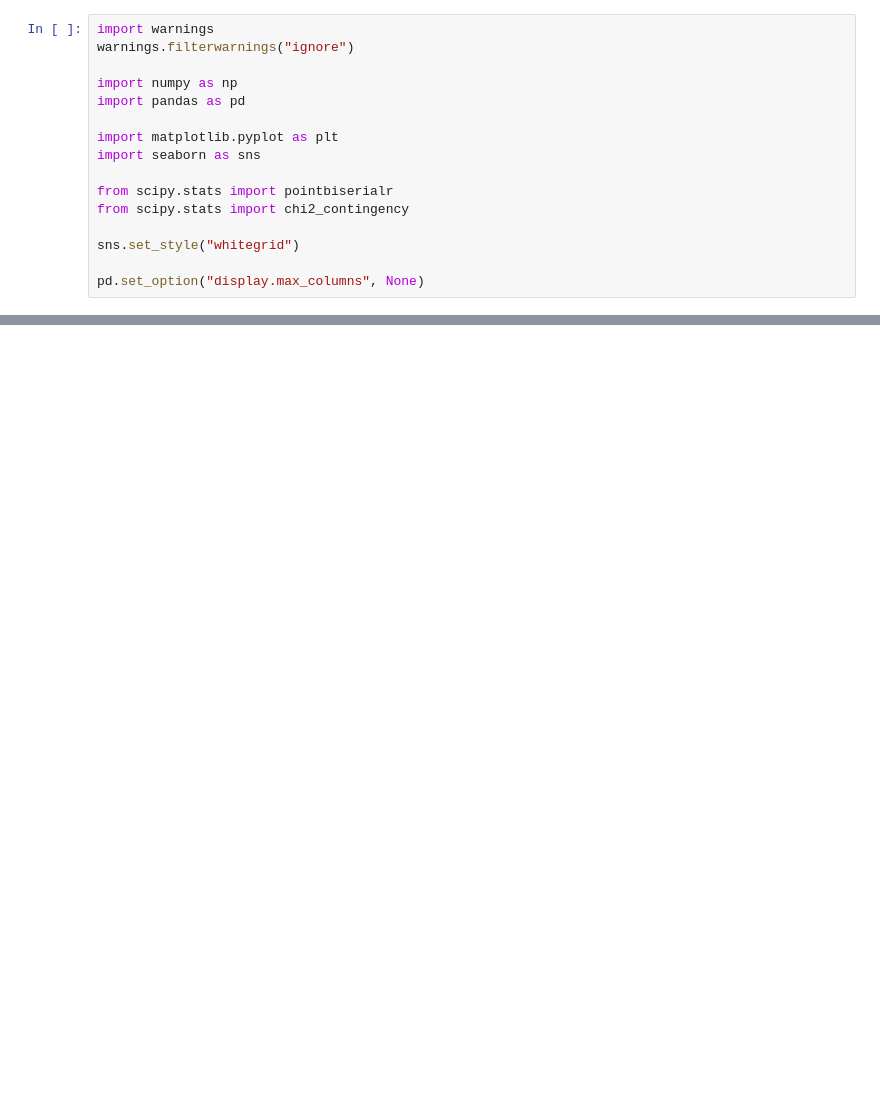
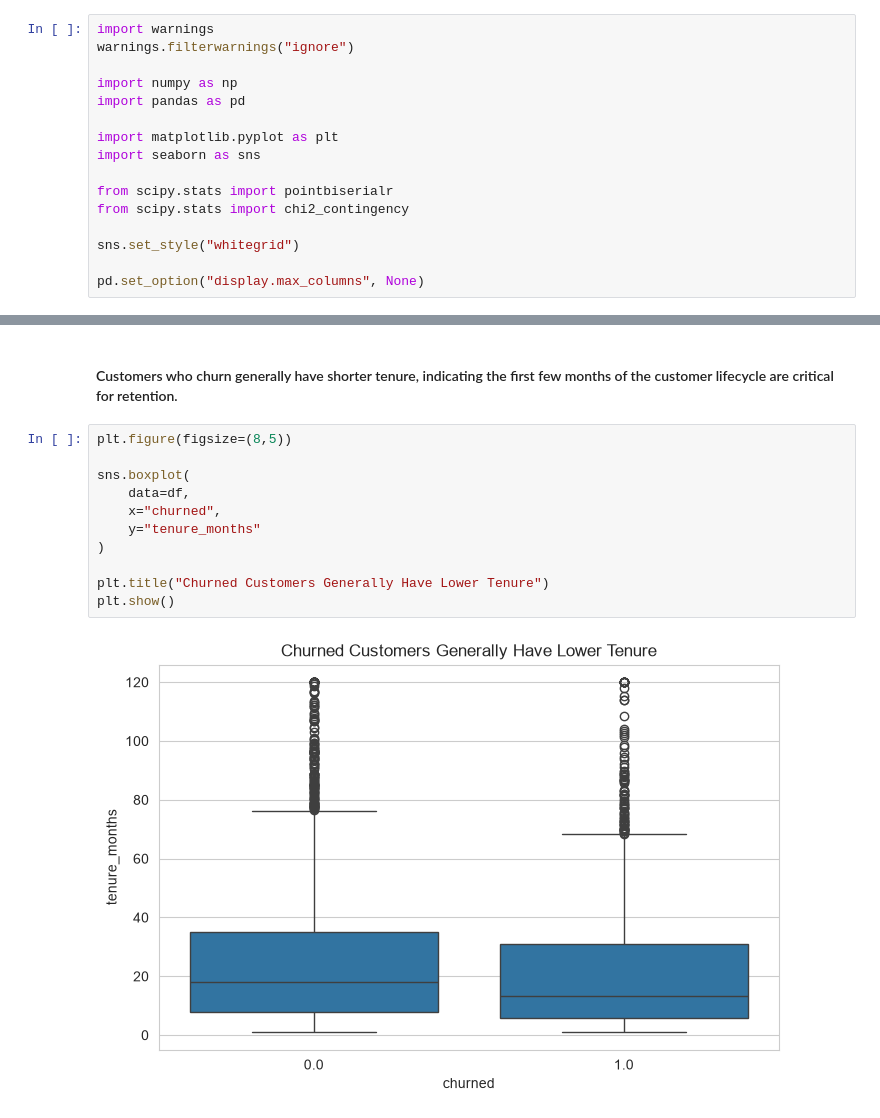
Before and after one commit to imusr/TeleconnectAIwork, a Jupyter notebook: teleconnectai/notebooks/02_eda.ipynb, the cells around one changed output, grey strips where cells are left out. Cells and saved outputs as stored; diff of their text form; blank space fills up the shorter version.

```diff
--- a/teleconnectai/notebooks/02_eda.ipynb
+++ b/teleconnectai/notebooks/02_eda.ipynb
@@ -16,0 +103,15 @@ pd.set_option("display.max_columns", None)
+# %% [markdown]
+#### Customers who churn generally have shorter tenure, indicating the first few months of the customer lifecycle are critical for retention.
+# %%
+plt.figure(figsize=(8,5))
+
+sns.boxplot(
+    data=df,
+    x="churned",
+    y="tenure_months"
+)
+
+plt.title("Churned Customers Generally Have Lower Tenure")
+plt.show()
+# %% [output]
+[figure, added]
```
Also changed, not shown: parts of 21 cells of this notebook, 4 other files.
